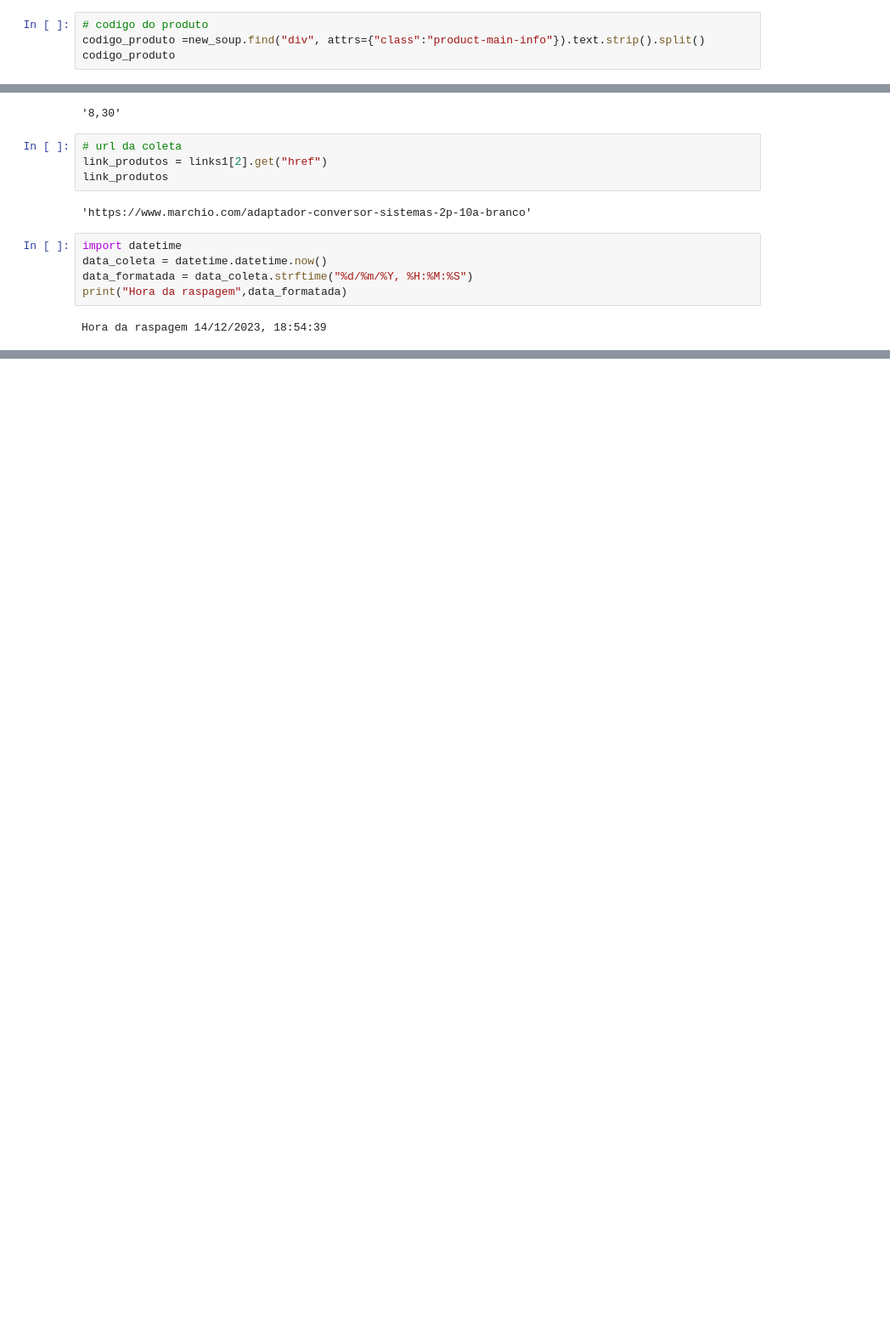
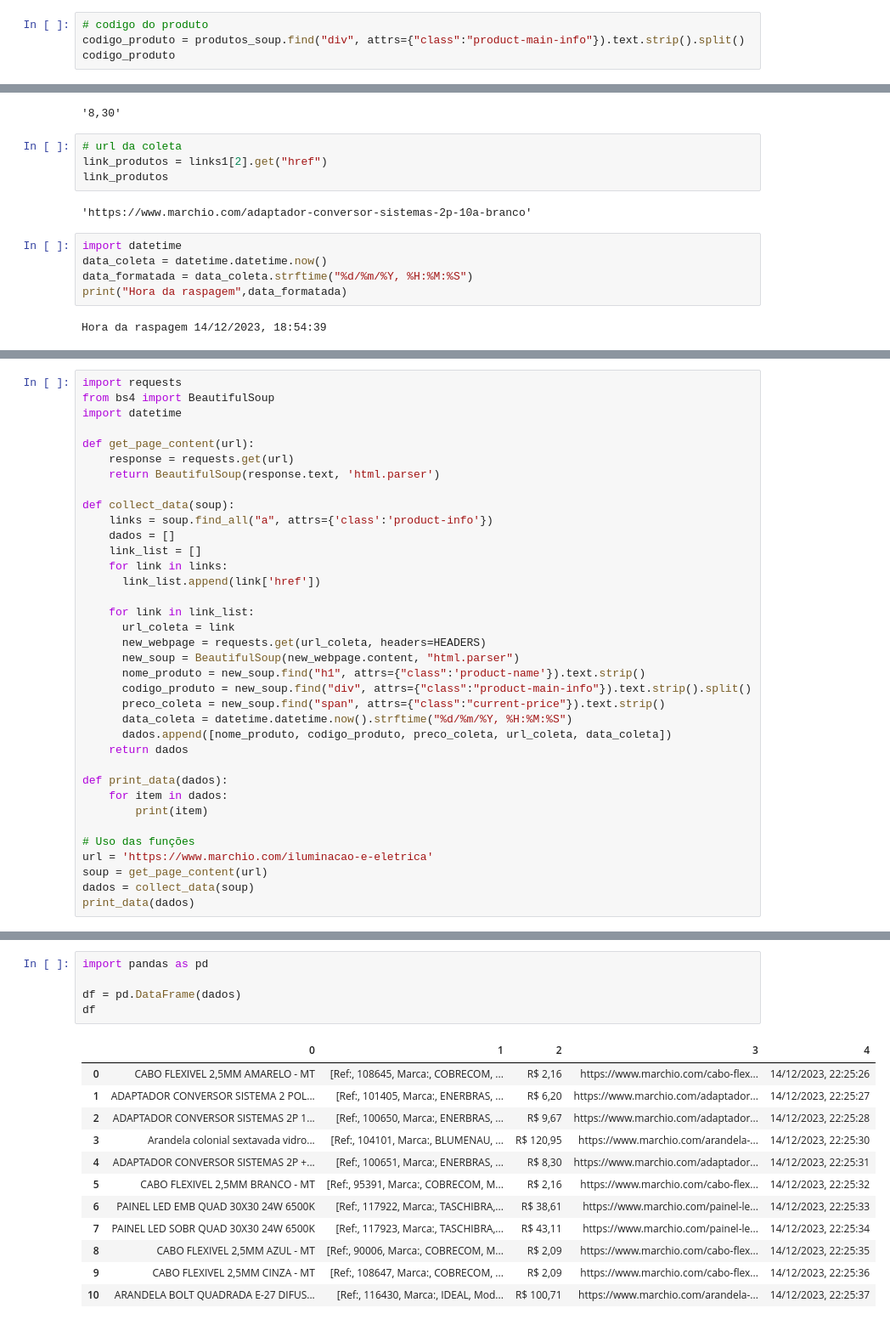
Before and after one commit to hugodevelopment/Web-Scraping, a Jupyter notebook: amazon_web_scraping_tutorial (1).ipynb, the cells around one changed output, grey strips where cells are left out. Shown at 85% size. Drawn from its saved outputs; the diff is of its cells as text; blank space fills up the shorter version.

```diff
--- a/amazon_web_scraping_tutorial (1).ipynb
+++ b/amazon_web_scraping_tutorial (1).ipynb
@@ -86,6 +90,6 @@ new_soup.find("h1", attrs={"class":'product-name'}).text.strip()
 # %%
 # codigo do produto
-codigo_produto =new_soup.find("div", attrs={"class":"product-main-info"}).text.strip().split()
+codigo_produto = produtos_soup.find("div", attrs={"class":"product-main-info"}).text.strip().split()
 codigo_produto
 # %% [output]
 ['Ref:', '100650', 'Marca:', 'ENERBRAS', 'Modelo:', '073-EB']
@@ -113,0 +171,36 @@ TypeError: ignored
+# %%
+import requests
+from bs4 import BeautifulSoup
+import datetime
+
+def get_page_content(url):
+    response = requests.get(url)
+    return BeautifulSoup(response.text, 'html.parser')
+
+def collect_data(soup):
+    links = soup.find_all("a", attrs={'class':'product-info'})
+    dados = []
+    link_list = []
+    for link in links:
+      link_list.append(link['href'])
+
+    for link in link_list:
+      url_coleta = link
+      new_webpage = requests.get(url_coleta, headers=HEADERS)
+      new_soup = BeautifulSoup(new_webpage.content, "html.parser")
+      nome_produto = new_soup.find("h1", attrs={"class":'product-name'}).text.strip()
+      codigo_produto = new_soup.find("div", attrs={"class":"product-main-info"}).text.strip().split()
+      preco_coleta = new_soup.find("span", attrs={"class":"current-price"}).text.strip()
+      data_coleta = datetime.datetime.now().strftime("%d/%m/%Y, %H:%M:%S")
+      dados.append([nome_produto, codigo_produto, preco_coleta, url_coleta, data_coleta])
+    return dados
+
+def print_data(dados):
+    for item in dados:
+        print(item)
+
+# Uso das funções
+url = 'https://www.marchio.com/iluminacao-e-eletrica'
+soup = get_page_content(url)
+dados = collect_data(soup)
+print_data(dados)
@@ -113,0 +219,18 @@ TypeError: ignored
+# %%
+import pandas as pd
+
+df = pd.DataFrame(dados)
+df
+# %% [output]
+|  | 0 | 1 | 2 | 3 | 4 |
+| 0 | CABO FLEXIVEL 2,5MM AMARELO - MT | [Ref:, 108645, Marca:, COBRECOM, ... | R$ 2,16 | https://www.marchio.com/cabo-flex... | 14/12/2023, 22:25:26 |
+| 1 | ADAPTADOR CONVERSOR SISTEMA 2 POL... | [Ref:, 101405, Marca:, ENERBRAS, ... | R$ 6,20 | https://www.marchio.com/adaptador... | 14/12/2023, 22:25:27 |
+| 2 | ADAPTADOR CONVERSOR SISTEMAS 2P 1... | [Ref:, 100650, Marca:, ENERBRAS, ... | R$ 9,67 | https://www.marchio.com/adaptador... | 14/12/2023, 22:25:28 |
+| 3 | Arandela colonial sextavada vidro... | [Ref:, 104101, Marca:, BLUMENAU, ... | R$ 120,95 | https://www.marchio.com/arandela-... | 14/12/2023, 22:25:30 |
+| 4 | ADAPTADOR CONVERSOR SISTEMAS 2P +... | [Ref:, 100651, Marca:, ENERBRAS, ... | R$ 8,30 | https://www.marchio.com/adaptador... | 14/12/2023, 22:25:31 |
+| 5 | CABO FLEXIVEL 2,5MM BRANCO - MT | [Ref:, 95391, Marca:, COBRECOM, M... | R$ 2,16 | https://www.marchio.com/cabo-flex... | 14/12/2023, 22:25:32 |
+| 6 | PAINEL LED EMB QUAD 30X30 24W 6500K | [Ref:, 117922, Marca:, TASCHIBRA,... | R$ 38,61 | https://www.marchio.com/painel-le... | 14/12/2023, 22:25:33 |
+| 7 | PAINEL LED SOBR QUAD 30X30 24W 6500K | [Ref:, 117923, Marca:, TASCHIBRA,... | R$ 43,11 | https://www.marchio.com/painel-le... | 14/12/2023, 22:25:34 |
+| 8 | CABO FLEXIVEL 2,5MM AZUL - MT | [Ref:, 90006, Marca:, COBRECOM, M... | R$ 2,09 | https://www.marchio.com/cabo-flex... | 14/12/2023, 22:25:35 |
+| 9 | CABO FLEXIVEL 2,5MM CINZA - MT | [Ref:, 108647, Marca:, COBRECOM, ... | R$ 2,09 | https://www.marchio.com/cabo-flex... | 14/12/2023, 22:25:36 |
+| 10 | ARANDELA BOLT QUADRADA E-27 DIFUS... | [Ref:, 116430, Marca:, IDEAL, Mod... | R$ 100,71 | https://www.marchio.com/arandela-... | 14/12/2023, 22:25:37 |
```
Also changed, not shown: parts of 7 cells of this notebook.
